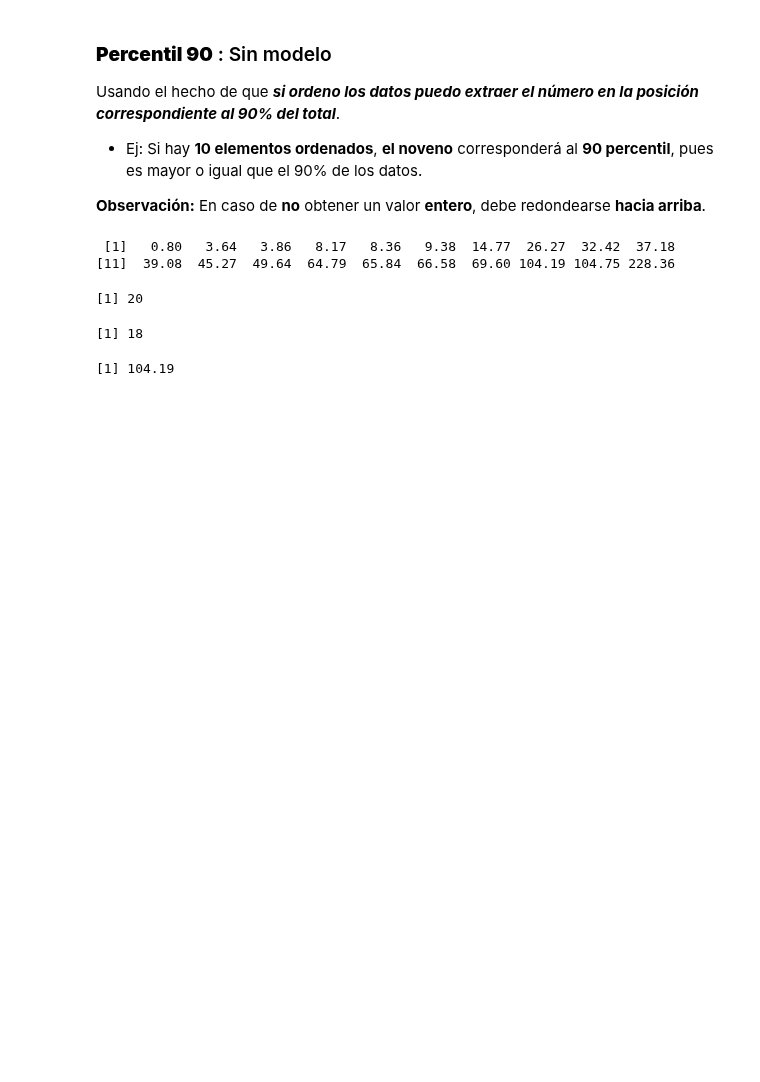
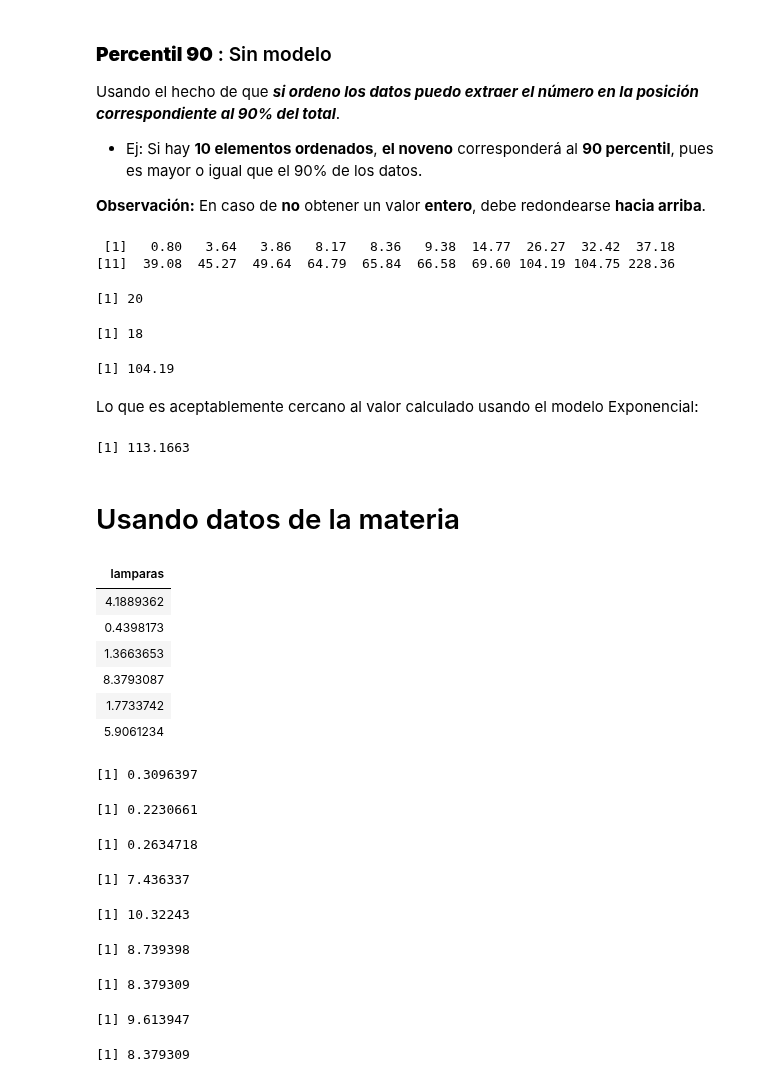
Before and after one commit to LecJackS/Probabilidades-y-Estadistica-2019-2doC, a Jupyter notebook: Practica 7 (nueva) - Ejercicio 4.ipynb, the cells around one changed output. Drawn from its saved outputs; the diff is of its cells as text; code cells hidden in the pictures; blank space fills up the shorter version.

Commit message:
90percentil

```diff
--- a/Practica 7 (nueva) - Ejercicio 4.ipynb
+++ b/Practica 7 (nueva) - Ejercicio 4.ipynb
@@ -107,3 +111,56 @@ ceiling(length(X)*0.9)
 sort(X)[ceiling(length(X)*0.9)]
 # %% [output]
 [1] 104.19
+# %% [markdown]
+Lo que es aceptablemente cercano al valor calculado usando el modelo Exponencial:
+# %%
+k_hat
+# %% [output]
+[1] 113.1663
+# %% [markdown]
+# Usando datos de la materia
+# %%
+data_n5 <- read.csv("./data/practica7/datos_Practica7_ej4_n_5.csv")
+data_n50 <- read.csv("./data/practica7/datos_Practica7_ej4_n_50.csv")
+data_n100 <- read.csv("./data/practica7/datos_Practica7_ej4_n_100.csv")
+head(data_n100)
+# %% [output]
+| lamparas |
+| 4.1889362 |
+| 0.4398173 |
+| 1.3663653 |
+| 8.3793087 |
+| 1.7733742 |
+| 5.9061234 |
+# %%
+theta_m_n5 <- estimadorMomentos(data_n5$lamparas)
+theta_m_n50 <- estimadorMomentos(data_n50$lamparas)
+theta_m_n100 <- estimadorMomentos(data_n100$lamparas)
+theta_m_n5
+theta_m_n50
+theta_m_n100
+# %% [output]
+[1] 0.3096397
+[1] 0.2230661
+[1] 0.2634718
+# %%
+# 90 percentil con modelo
+k_hat_n5 <- estimadorPercentil90(theta_m_n5)
+k_hat_n50 <- estimadorPercentil90(theta_m_n50)
+k_hat_n100 <- estimadorPercentil90(theta_m_n100)
+k_hat_n5
+k_hat_n50
+k_hat_n100
+# %% [output]
+[1] 7.436337
+[1] 10.32243
+[1] 8.739398
+# %%
+# 90 percentil sin modelo
+sort(data_n5$lamparas)[ceiling(length(data_n5$lamparas)*0.9)]
+sort(data_n50$lamparas)[ceiling(length(data_n50$lamparas)*0.9)]
+sort(data_n100$lamparas)[ceiling(length(data_n100$lamparas)*0.9)]
+# %% [output]
+[1] 8.379309
+[1] 9.613947
+[1] 8.379309
```
Also changed, not shown: parts of 3 cells of this notebook, 3 other files.
